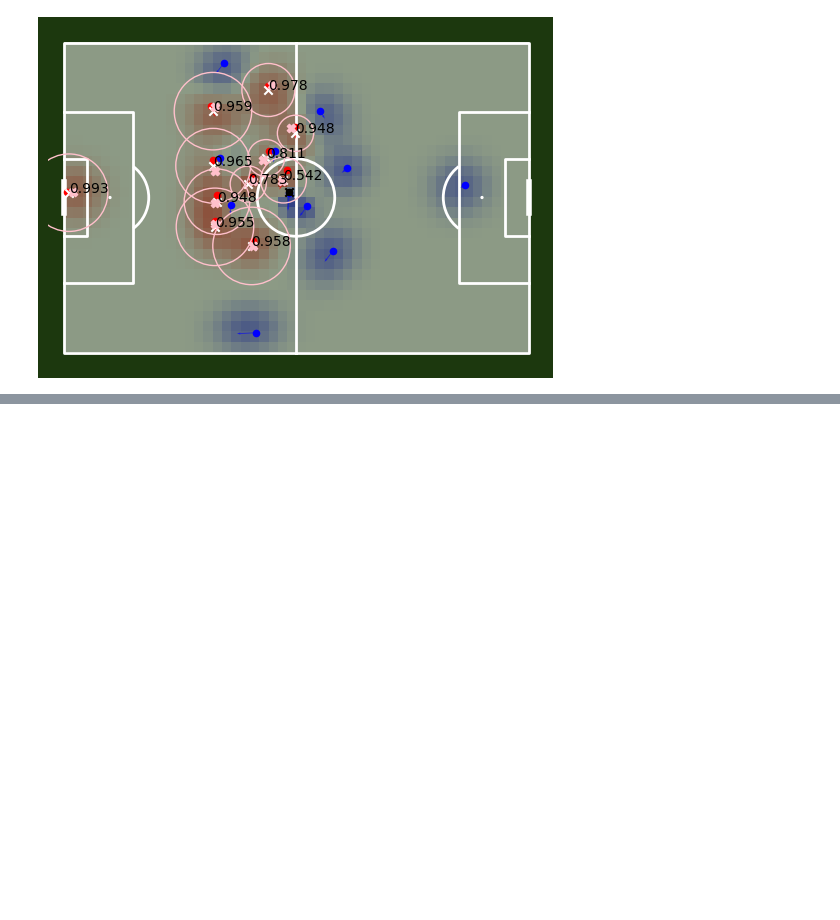
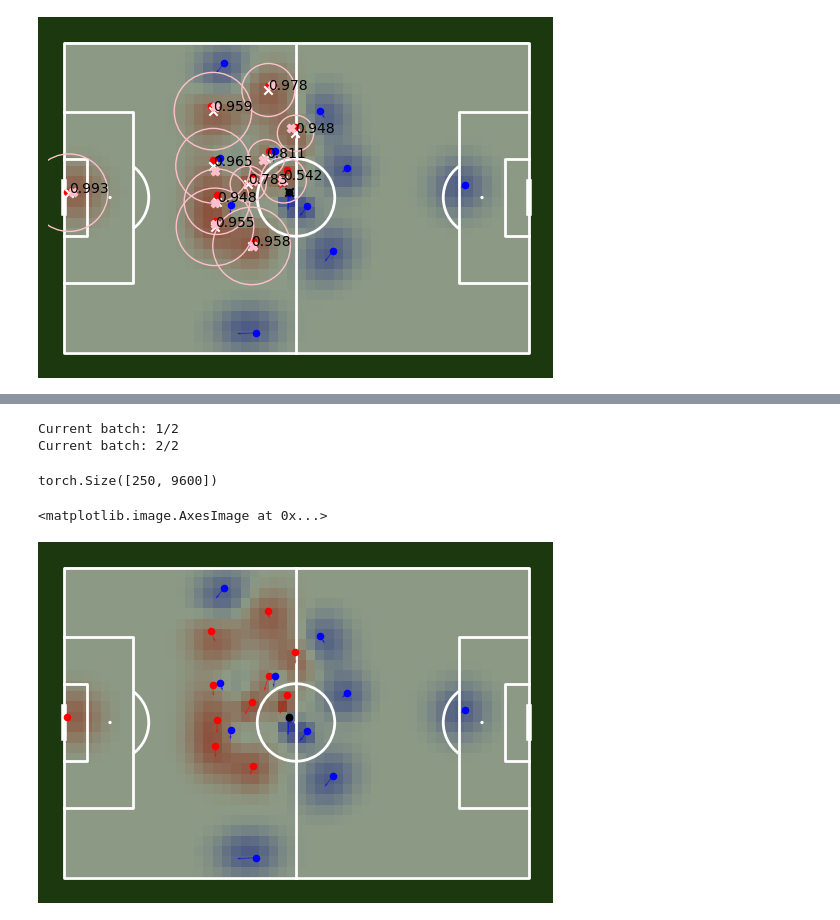
Before and after one commit to DavidB1999/My_Football_Analytics, a Jupyter notebook: Position_data/PitchControl/PC_Fernandez.ipynb, the cells around one changed output, grey strips where cells are left out. Saved outputs shown, nothing was run; the diff lists cells and outputs as text; code cells hidden in the pictures; blank space fills up the shorter version.

Commit message:
Fernandez pc animation ready

```diff
--- a/Position_data/PitchControl/PC_Fernandez.ipynb
+++ b/Position_data/PitchControl/PC_Fernandez.ipynb
@@ -373,0 +358,21 @@ tensor([0.])
+# %%
+control = pi_co.tensor_pitch_control(td_object=td_object, version = 'Fernandez')
+# %% [output]
+Current batch: 1/2
+Current batch: 2/2
+# %%
+pitch_control.shape
+# %% [output]
+torch.Size([250, 9600])
+# %%
+import matplotlib.pyplot as plt
+f = 100
+
+fig, ax = td_object.plot_players(frame=f, velocities=True)
+
+
+ax.imshow(control[f].reshape(30,50),extent = (0,120, 0, 80),
+          cmap='bwr', alpha=0.5, vmin=0.0, vmax=1.0)
+# %% [output]
+<matplotlib.image.AxesImage at 0x...>
+[figure, added]
```
Also changed, not shown: parts of 13 cells of this notebook, 1 other file.
